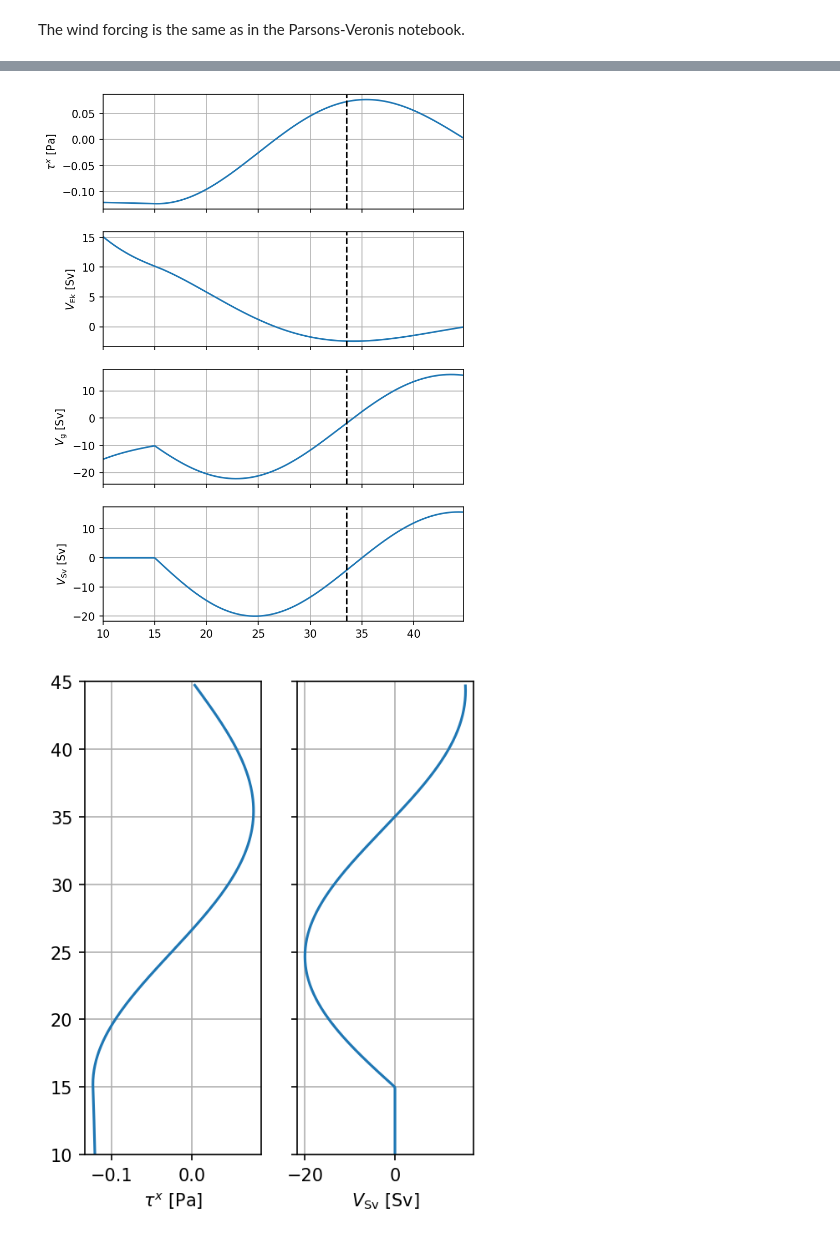
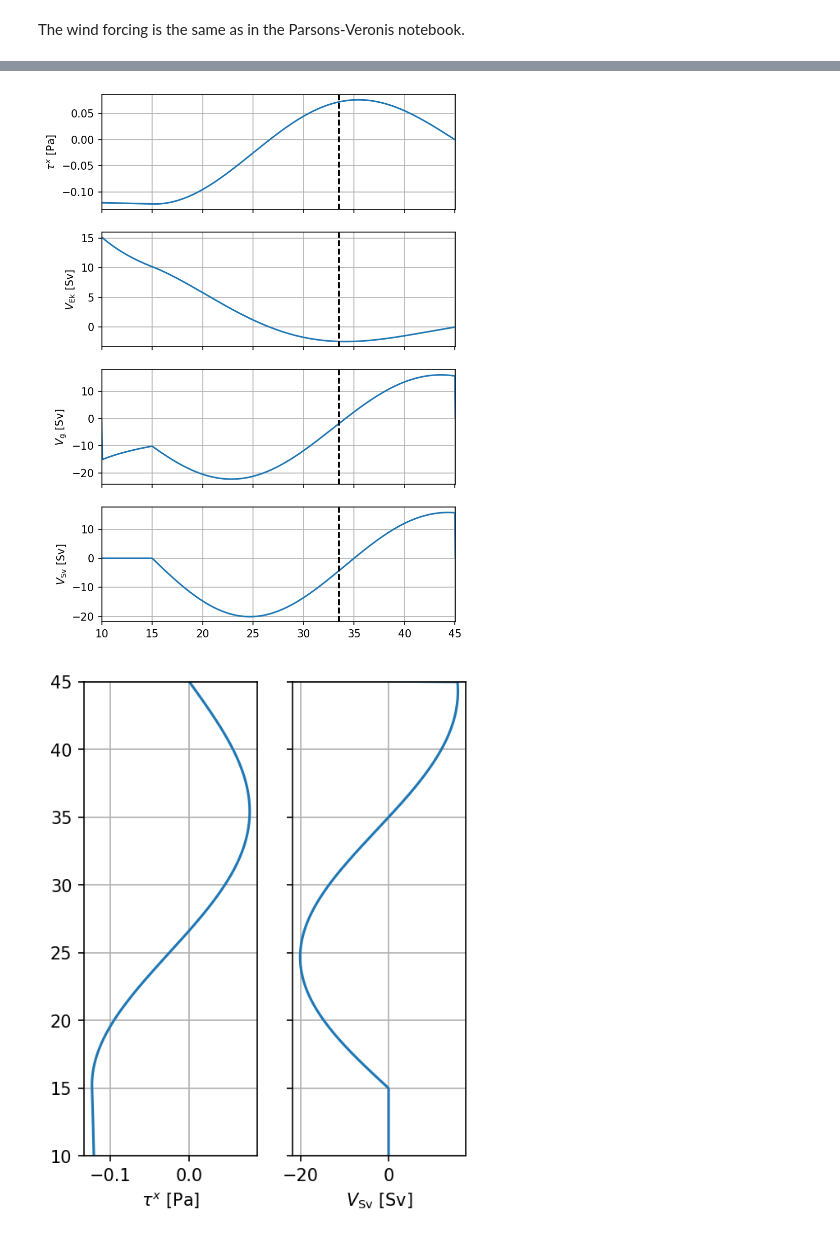
Before and after one commit to pittwolfe/gyre, a Jupyter notebook: scripts/gendata_3layer.ipynb, the cells around one changed output, grey strips where cells are left out. Saved outputs shown, nothing was run; the diff lists cells and outputs as text; code cells hidden in the pictures.

```diff
--- a/scripts/gendata_3layer.ipynb
+++ b/scripts/gendata_3layer.ipynb
@@ -232,10 +273,9 @@ plt.colorbar()
 # %%
-topog = xr.Dataset(coords={'yh': (['yh'], yh), 'xh': (['xh'], xh)})
+ic['depth'] = H
+ic.depth.attrs = {'long_name': 'Ocean Depth', 'units': 'm'}
 
-topog['depth'] = (['yh', 'xh'], H, {'long_name': 'Ocean Depth', 'units': 'm'})
+# topog.to_netcdf('INPUT/topog_degrees.nc')
 
-topog.to_netcdf('INPUT/topog_degrees.nc')
-
-topog
+ic
 # %% [output]
 <xarray.Dataset>
@@ -285,48 +353,50 @@ tauy = np.zeros((NY+1, NX))
 # %%
-f = 2*Ω*sind(yh)
-fq = 2*Ω*sind(yq)
-β = 2*Ω*cosd(yh)/a
-βq = 2*Ω*cosd(yq)/a
-Lxh = a*np.deg2rad(xe-xw)*cosd(yh)
-Lxq = a*np.deg2rad(xe-xw)*cosd(yq)
+f = 2*Ω*sind(grid.yh)
+fq = 2*Ω*sind(grid.yq)
+β = 2*Ω*cosd(grid.yh)/a
+βq = 2*Ω*cosd(grid.yq)/a
+Lxh = grid.dxT.sum('xh')
+Lxq = grid.dxBu.sum('xq')
 
 
 # net Ekman transport
-Vek = -Lxh*tau(np.deg2rad(yh))/f
+Vek = -1e-6*(ic.taux/f*grid.dxCu/ρ0).sum('xq')
 
-# Sverdrup transport
-wsc = -np.diff(dxh*tau(np.deg2rad(yh)))/Aq
-Vsv = (Lxq/βq)[1:-1]*wsc
+# # Sverdrup transport
+wsc = -(grid_op.diff(ic.taux*grid.dxCu, 'Y', boundary='extend')/grid.Aq)
+Vsv = 1e-6*(wsc/βq/ρ0*grid.dxBu).sum('xq')
+# Vsv = (Lxq/βq)[1:-1]*wsc
 
 # net geostrophic transport
-wEk = -np.diff(dxh*tau(np.deg2rad(yh))/f)/Aq
-Vg = (Lxq*fq/βq)[1:-1]*wEk
+wEk = -(grid_op.diff(ic.taux*grid.dxCu/f/ρ0, 'Y', boundary='extend')/grid.Aq)
+# wEk = -np.diff(dxh*tau(np.deg2rad(yh))/f)/Aq
+Vg = 1e-6*(fq*wEk/βq*grid.dxBu).sum('xq')
 # %%
 fig, axs = plt.subplots(nrows=4, sharex=True, figsize=(6, 9))
 
 ax = axs[0]
-ax.plot(yh, taux[:,0])
+ax.plot(ic.yh, ic.taux.isel(xq=0))
 ax.set_ylabel(r'$\tau^x$ [Pa]')
 
 ax = axs[1]
-ax.plot(yh, Vek/1e6)
+ax.plot(ic.yh, Vek)
 ax.set_ylabel(r'$V_\mathrm{Ek}$ [Sv]')
 
 ax = axs[2]
-ax.plot(yq[1:-1], Vg/1e6, '-')
+ax.plot(ic.yq, Vg, '-')
 ax.set_ylabel(r'$V_\mathrm{g}$ [Sv]')
 
 ax = axs[3]
-ax.plot(yq[1:-1], Vsv/1e6)
+ax.plot(ic.yq, Vsv)
 ax.set_ylabel(r'$V_\mathrm{Sv}$ [Sv]')
 
-ax.set_xlim([yq[0], yq[-1]])
+ax.set_xlim([grid.yq[0], grid.yq[-1]])
 
 for ax in axs:
     ax.axvline(33.5, ls='--', color='k')
     ax.grid()
 # %% [output]
-[figure, old version]
+[figure, new version]
 # %%
 fig, axs = plt.subplots(ncols=2, sharey=True, figsize=(4, 5))
 
```
Also changed, not shown: parts of 31 cells of this notebook, 27 other files.
